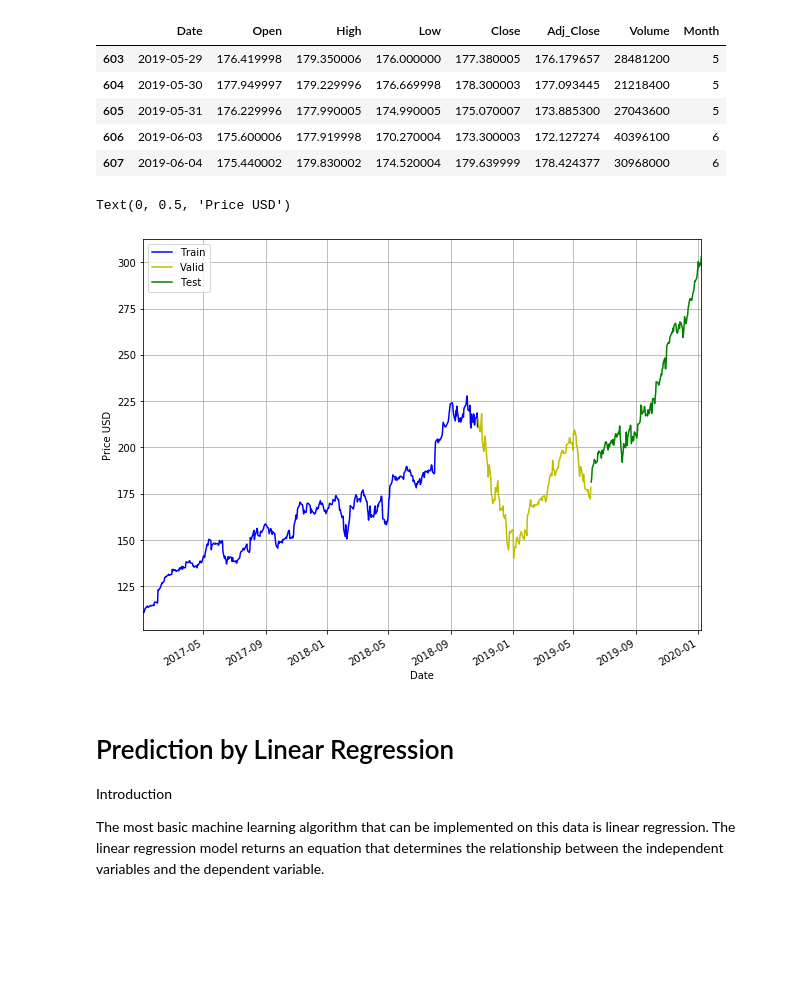
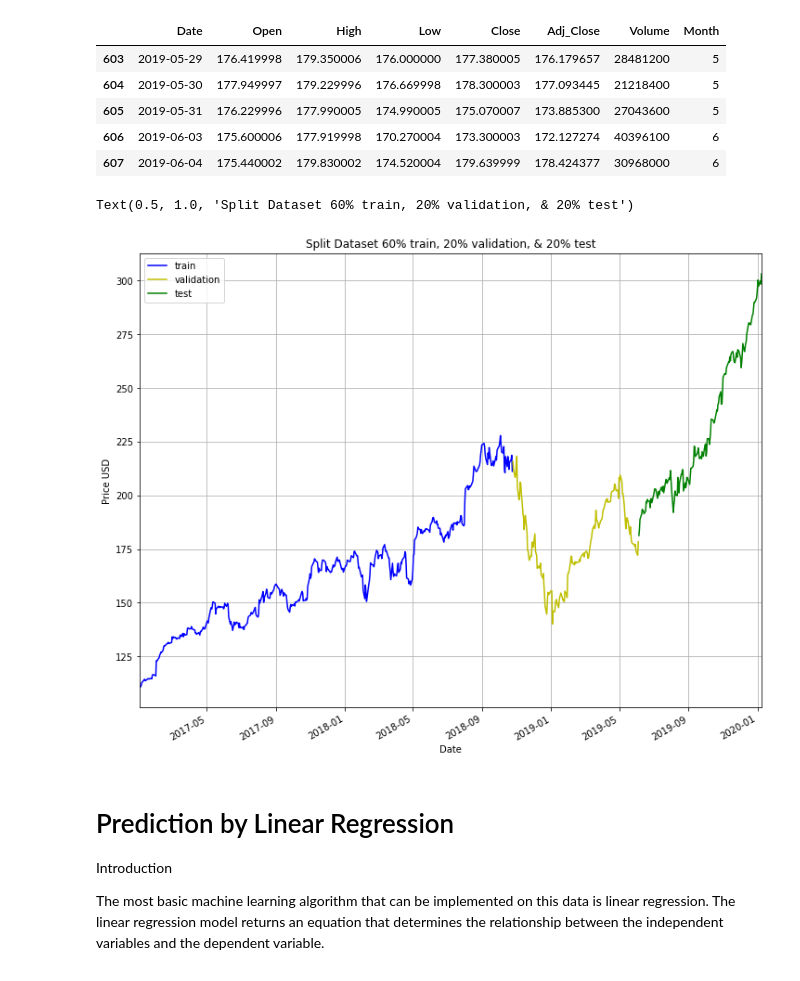
Before and after one commit to sigdelyr/ML-Project, a Jupyter notebook: apple_regression.ipynb, the cells around one changed output. Drawn from its saved outputs; the diff is of its cells as text; code cells hidden in the pictures; blank space fills up the shorter version.

```diff
--- a/apple_regression.ipynb
+++ b/apple_regression.ipynb
@@ -63,8 +63,9 @@ Adjusted closing price amends a stock's closing price to accurately reflect that
 we will consider the adjusted closing price as the target variable. Let’s plot the target variable to understand how it’s shaping up in our data:
 # %%
 # Plot the data
-rcParams['figure.figsize'] = 10, 8
+rcParams['figure.figsize'] = 12, 10
 ax = apple.plot(x='Date', y='Adj_Close', style='b-', grid=True)
 ax.set_xlabel("Date")
 ax.set_ylabel("Price USD")
+ax.set_title("Adjusted Close Price History")
 # %% [output]
@@ -118,16 +119,17 @@ cv.tail()
 | 607 | 2019-06-04 | 175.440002 | 179.830002 | 174.520004 | 179.639999 | 178.424377 | 30968000 | 6 |
 # %%
 # Plot the data accordingly
-rcParams['figure.figsize'] = 10, 8
+rcParams['figure.figsize'] = 12, 10
 ax = train.plot(x='Date', y='Adj_Close', style='b-', grid=True)
 ax = cv.plot(x='Date', y='Adj_Close', style='y-', grid=True, ax=ax)
 ax = test.plot(x='Date', y='Adj_Close', style='g-', grid=True, ax=ax)
-ax.legend(['Train', 'Valid', 'Test'])
+ax.legend(['train', 'validation', 'test'])
 ax.set_xlabel("Date")
 ax.set_ylabel("Price USD")
+ax.set_title("Split Dataset 60% train, 20% validation, & 20% test")
 # %% [output]
-Text(0, 0.5, 'Price USD')
+Text(0.5, 1.0, 'Split Dataset 60% train, 20% validation, & 20% test')
-[figure, old version]
+[figure, new version]
 # %% [markdown]
 # Prediction by Linear Regression
 
```
Also changed, not shown: parts of 14 cells of this notebook.
